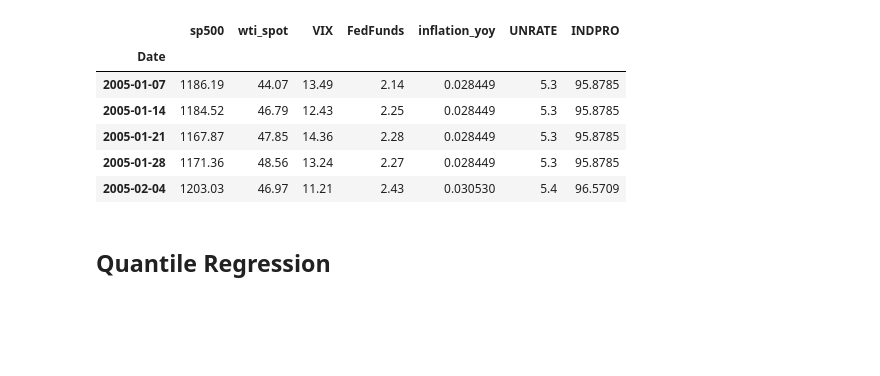
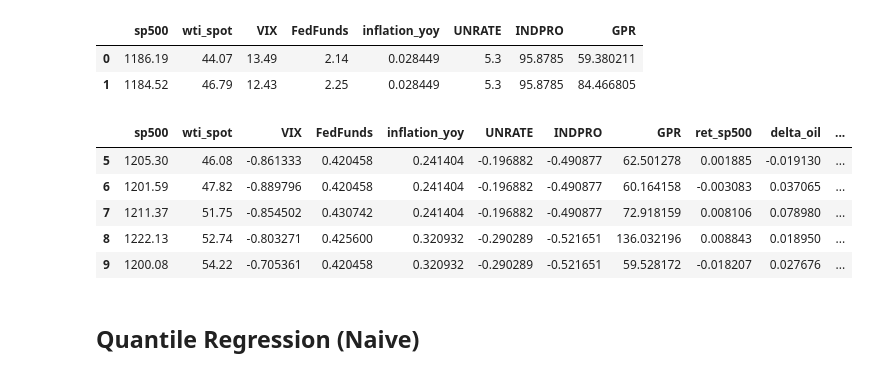
Before and after one commit to saritmaitra/MultiStage_APT, a Jupyter notebook: Quantile_Regression.ipynb, the cells around one changed output. Saved outputs shown, nothing was run; the diff lists cells and outputs as text; code cells hidden in the pictures; blank space fills up the shorter version.

```diff
--- a/Quantile_Regression.ipynb
+++ b/Quantile_Regression.ipynb
@@ -7,6 +7,7 @@ import matplotlib.pyplot as plt
 # %%
 gics = pd.read_excel('/content/GICS.xlsx')
 gics['Date'] = pd.to_datetime(gics['Date'])
-gics = gics.set_index('Date')
-gics.head()
+gics = gics[gics['Date'].notna()]
+# gics = gics.set_index('Date')
+gics
 # %% [output]
@@ -37,3 +44,14 @@ Data columns (total 18 columns):
  17  INDPRO                 1049 non-null   float64
 dtypes: float64(18)
 memory usage: 155.7 KB
+# %%
+gpr = pd.read_excel("/content/data_gpr_daily_recent.xls")
+gpr['date'] = pd.to_datetime(gpr['date'])
+gpr = gpr.set_index('date')
+gpr = gpr[["GPRD"]]
+gpr_weekly = gpr.resample('W').last()
+gpr_weekly = gpr_weekly[(gpr_weekly.index >= '2005-01-01') & (gpr_weekly.index <= '2024-12-27')]
+gpr = gpr_weekly
+gpr.reset_index(inplace=True)
+gpr.columns = ['Date', 'GPR']
+gpr
@@ -39,0 +72,3 @@ memory usage: 155.7 KB
+# %%
+gics = pd.concat([gics, gpr['GPR']], axis=1)
+gics
@@ -40,12 +89,8 @@ memory usage: 155.7 KB
 # %%
-gics = gics[['sp500',	'wti_spot',	'VIX',	'FedFunds',	'inflation_yoy',	'UNRATE',	'INDPRO']]
+gics = gics[['sp500',	'wti_spot',	'VIX',	'FedFunds',	'inflation_yoy',	'UNRATE',	'INDPRO', 'GPR']]
 # %%
-gics.head()
+gics.head(2)
 # %% [output]
-|  | sp500 | wti_spot | VIX | FedFunds | inflation_yoy | UNRATE | INDPRO |
-| Date |  |  |  |  |  |  |  |
-| 2005-01-07 | 1186.19 | 44.07 | 13.49 | 2.14 | 0.028449 | 5.3 | 95.8785 |
-| 2005-01-14 | 1184.52 | 46.79 | 12.43 | 2.25 | 0.028449 | 5.3 | 95.8785 |
-| 2005-01-21 | 1167.87 | 47.85 | 14.36 | 2.28 | 0.028449 | 5.3 | 95.8785 |
-| 2005-01-28 | 1171.36 | 48.56 | 13.24 | 2.27 | 0.028449 | 5.3 | 95.8785 |
-| 2005-02-04 | 1203.03 | 46.97 | 11.21 | 2.43 | 0.030530 | 5.4 | 96.5709 |
+|  | sp500 | wti_spot | VIX | FedFunds | inflation_yoy | UNRATE | INDPRO | GPR |
+| 0 | 1186.19 | 44.07 | 13.49 | 2.14 | 0.028449 | 5.3 | 95.8785 | 59.380211 |
+| 1 | 1184.52 | 46.79 | 12.43 | 2.25 | 0.028449 | 5.3 | 95.8785 | 84.466805 |
@@ -59,5 +97,26 @@ gics[['VIX', 'FedFunds', 'inflation_yoy', 'UNRATE', 'INDPRO']] = scaler.fit_tran
+# %%
+gics = gics.copy()
+gics.loc[:,'ret_sp500'] = np.log(gics['sp500']).diff()
+gics.loc[:,'delta_oil'] = np.log(gics['wti_spot']).diff()
+gics.loc[:,'delta_gpr'] = np.log(gics['GPR']).diff()
+
+scaler = StandardScaler()
+gics[['VIX', 'FedFunds', 'inflation_yoy', 'UNRATE', 'INDPRO']] = scaler.fit_transform(
+    gics[['VIX', 'FedFunds', 'inflation_yoy', 'UNRATE', 'INDPRO']])
+
+# Drop rows with NaN values created by the diff() operation
+gics.dropna(inplace=True)
+
+display(gics.head())
+# %% [output]
+|  | sp500 | wti_spot | VIX | FedFunds | inflation_yoy | UNRATE | INDPRO | GPR | ret_sp500 | delta_oil | ... |
+| 5 | 1205.30 | 46.08 | -0.861333 | 0.420458 | 0.241404 | -0.196882 | -0.490877 | 62.501278 | 0.001885 | -0.019130 | ... |
+| 6 | 1201.59 | 47.82 | -0.889796 | 0.420458 | 0.241404 | -0.196882 | -0.490877 | 60.164158 | -0.003083 | 0.037065 | ... |
+| 7 | 1211.37 | 51.75 | -0.854502 | 0.430742 | 0.241404 | -0.196882 | -0.490877 | 72.918159 | 0.008106 | 0.078980 | ... |
+| 8 | 1222.13 | 52.74 | -0.803271 | 0.425600 | 0.320932 | -0.290289 | -0.521651 | 136.032196 | 0.008843 | 0.018950 | ... |
+| 9 | 1200.08 | 54.22 | -0.705361 | 0.420458 | 0.320932 | -0.290289 | -0.521651 | 59.528172 | -0.018207 | 0.027676 | ... |
 # %% [markdown]
-## **Quantile Regression**
+## **Quantile Regression (Naive)**
 # %%
 formula = 'ret_sp500 ~ delta_oil + VIX + FedFunds + inflation_yoy + UNRATE + INDPRO'
 quantiles = [0.1, 0.25, 0.5, 0.75, 0.9]
```
Also changed, not shown: parts of 52 cells of this notebook.
